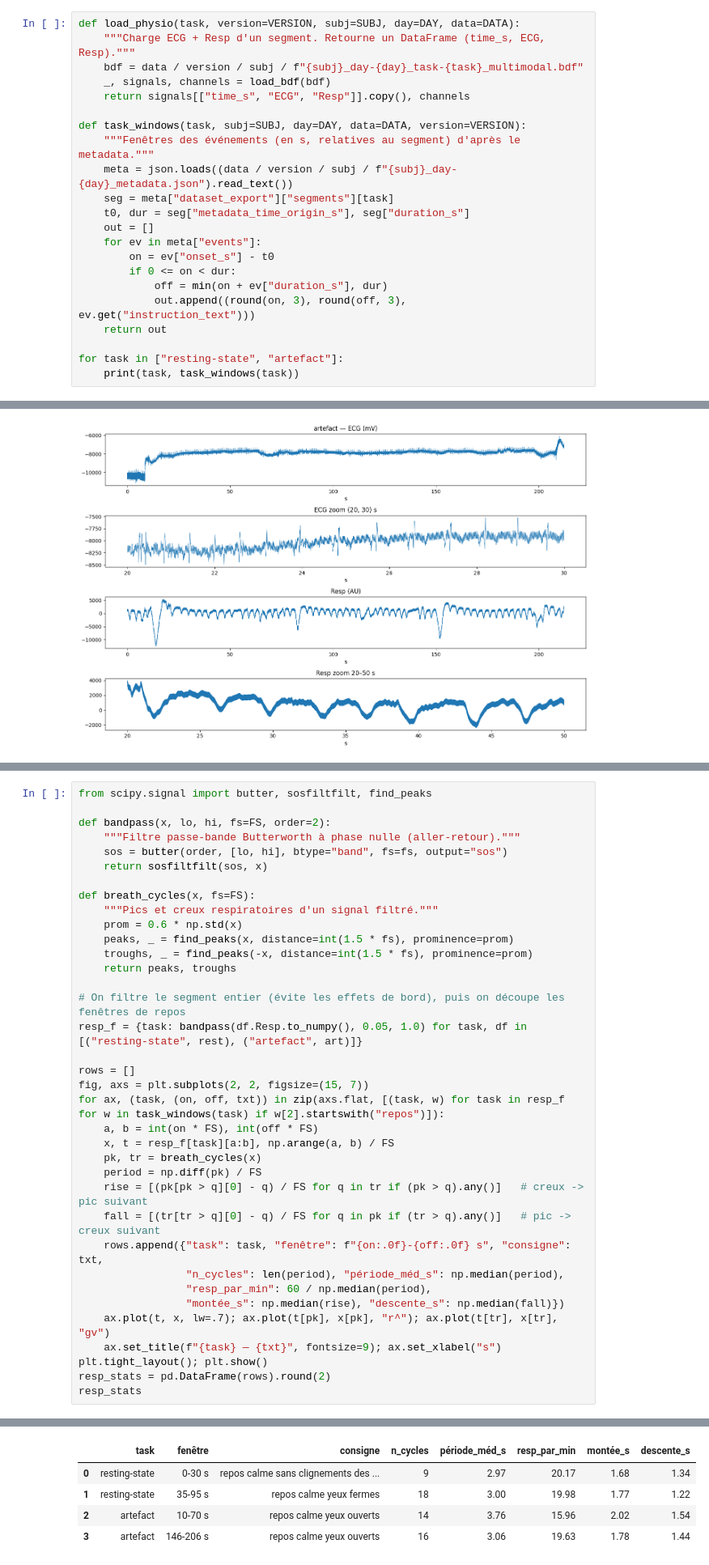
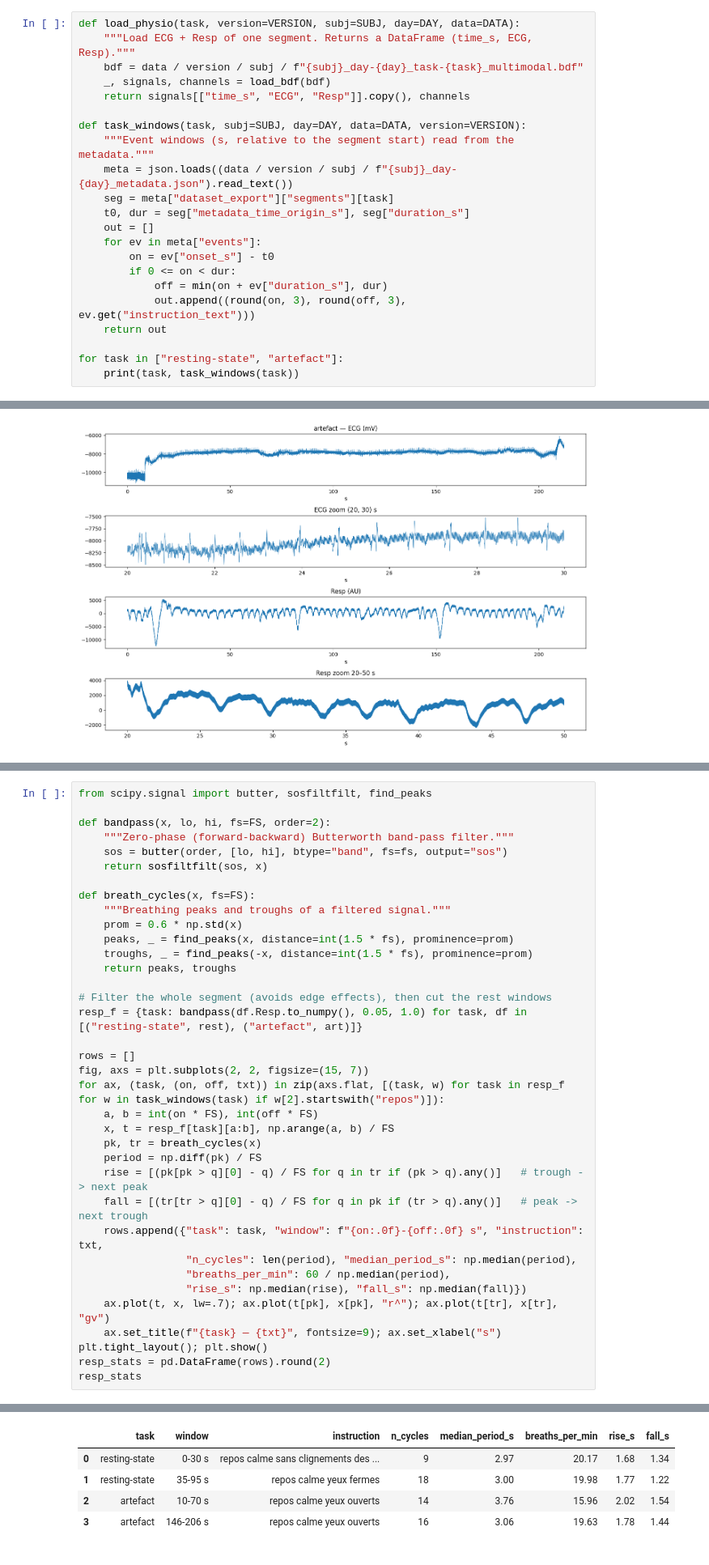
Before and after one commit to miakovlevv/habs-team06, a Jupyter notebook: latence/hugo_latency_validation.ipynb, the cells around one changed output, grey strips where cells are left out. Shown at 81% size. Drawn from its saved outputs; the diff is of its cells as text.

```diff
--- a/latence/hugo_latency_validation.ipynb
+++ b/latence/hugo_latency_validation.ipynb
@@ -56,13 +62,13 @@ SUBJ, DAY = "P001", 1
 FS = 1000.0
 # %%
 def load_physio(task, version=VERSION, subj=SUBJ, day=DAY, data=DATA):
-    """Charge ECG + Resp d'un segment. Retourne un DataFrame (time_s, ECG, Resp)."""
+    """Load ECG + Resp of one segment. Returns a DataFrame (time_s, ECG, Resp)."""
     bdf = data / version / subj / f"{subj}_day-{day}_task-{task}_multimodal.bdf"
     _, signals, channels = load_bdf(bdf)
     return signals[["time_s", "ECG", "Resp"]].copy(), channels
 
 def task_windows(task, subj=SUBJ, day=DAY, data=DATA, version=VERSION):
-    """Fenêtres des événements (en s, relatives au segment) d'après le metadata."""
+    """Event windows (s, relative to the segment start) read from the metadata."""
     meta = json.loads((data / version / subj / f"{subj}_day-{day}_metadata.json").read_text())
     seg = meta["dataset_export"]["segments"][task]
     t0, dur = seg["metadata_time_origin_s"], seg["duration_s"]
@@ -130,42 +134,42 @@ plot_raw(art, "artefact", zoom=(20, 30))
 # %%
 from scipy.signal import butter, sosfiltfilt, find_peaks
 
 def bandpass(x, lo, hi, fs=FS, order=2):
-    """Filtre passe-bande Butterworth à phase nulle (aller-retour)."""
+    """Zero-phase (forward-backward) Butterworth band-pass filter."""
     sos = butter(order, [lo, hi], btype="band", fs=fs, output="sos")
     return sosfiltfilt(sos, x)
 
 def breath_cycles(x, fs=FS):
-    """Pics et creux respiratoires d'un signal filtré."""
+    """Breathing peaks and troughs of a filtered signal."""
     prom = 0.6 * np.std(x)
     peaks, _ = find_peaks(x, distance=int(1.5 * fs), prominence=prom)
     troughs, _ = find_peaks(-x, distance=int(1.5 * fs), prominence=prom)
     return peaks, troughs
 
-# On filtre le segment entier (évite les effets de bord), puis on découpe les fenêtres de repos
+# Filter the whole segment (avoids edge effects), then cut the rest windows
 resp_f = {task: bandpass(df.Resp.to_numpy(), 0.05, 1.0) for task, df in [("resting-state", rest), ("artefact", art)]}
 
 rows = []
 fig, axs = plt.subplots(2, 2, figsize=(15, 7))
 for ax, (task, (on, off, txt)) in zip(axs.flat, [(task, w) for task in resp_f for w in task_windows(task) if w[2].startswith("repos")]):
     a, b = int(on * FS), int(off * FS)
     x, t = resp_f[task][a:b], np.arange(a, b) / FS
     pk, tr = breath_cycles(x)
     period = np.diff(pk) / FS
-    rise = [(pk[pk > q][0] - q) / FS for q in tr if (pk > q).any()]   # creux -> pic suivant
-    fall = [(tr[tr > q][0] - q) / FS for q in pk if (tr > q).any()]   # pic -> creux suivant
-    rows.append({"task": task, "fenêtre": f"{on:.0f}-{off:.0f} s", "consigne": txt,
-                 "n_cycles": len(period), "période_méd_s": np.median(period),
-                 "resp_par_min": 60 / np.median(period),
-                 "montée_s": np.median(rise), "descente_s": np.median(fall)})
+    rise = [(pk[pk > q][0] - q) / FS for q in tr if (pk > q).any()]   # trough -> next peak
+    fall = [(tr[tr > q][0] - q) / FS for q in pk if (tr > q).any()]   # peak -> next trough
+    rows.append({"task": task, "window": f"{on:.0f}-{off:.0f} s", "instruction": txt,
+                 "n_cycles": len(period), "median_period_s": np.median(period),
+                 "breaths_per_min": 60 / np.median(period),
+                 "rise_s": np.median(rise), "fall_s": np.median(fall)})
     ax.plot(t, x, lw=.7); ax.plot(t[pk], x[pk], "r^"); ax.plot(t[tr], x[tr], "gv")
     ax.set_title(f"{task} — {txt}", fontsize=9); ax.set_xlabel("s")
 plt.tight_layout(); plt.show()
 resp_stats = pd.DataFrame(rows).round(2)
 resp_stats
 # %% [output]
 [figure]
-|  | task | fenêtre | consigne | n_cycles | période_méd_s | resp_par_min | montée_s | descente_s |
+|  | task | window | instruction | n_cycles | median_period_s | breaths_per_min | rise_s | fall_s |
 | 0 | resting-state | 0-30 s | repos calme sans clignements des ... | 9 | 2.97 | 20.17 | 1.68 | 1.34 |
 | 1 | resting-state | 35-95 s | repos calme yeux fermes | 18 | 3.00 | 19.98 | 1.77 | 1.22 |
 | 2 | artefact | 10-70 s | repos calme yeux ouverts | 14 | 3.76 | 15.96 | 2.02 | 1.54 |
```
Also changed, not shown: parts of 35 cells of this notebook.
